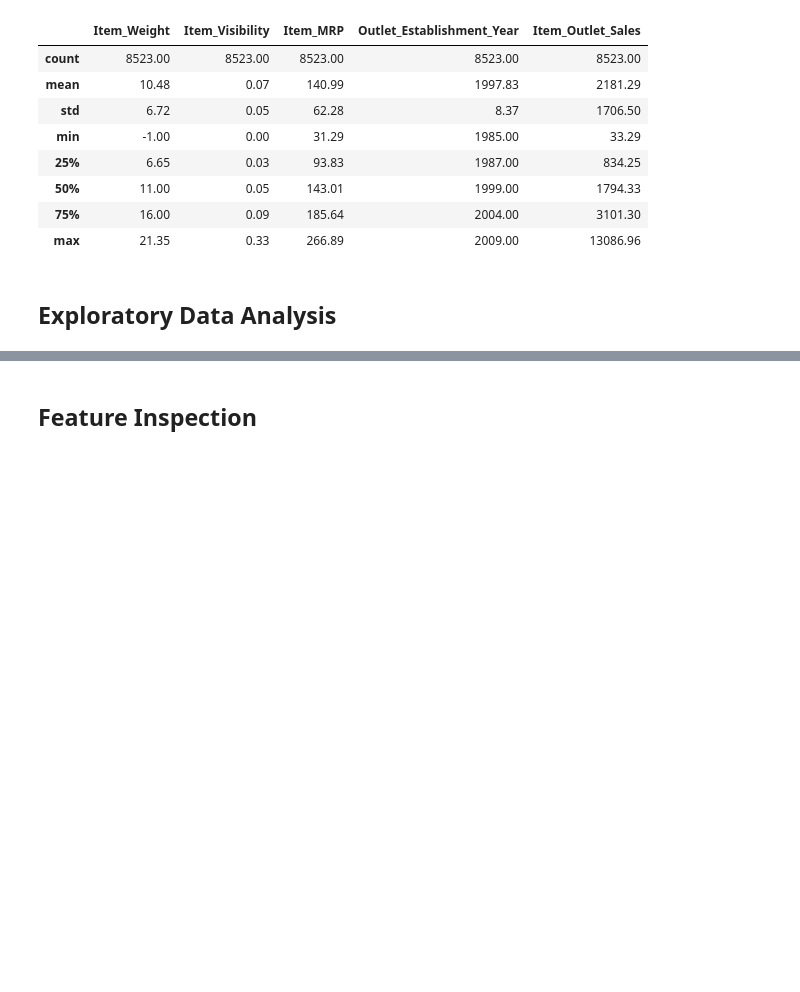
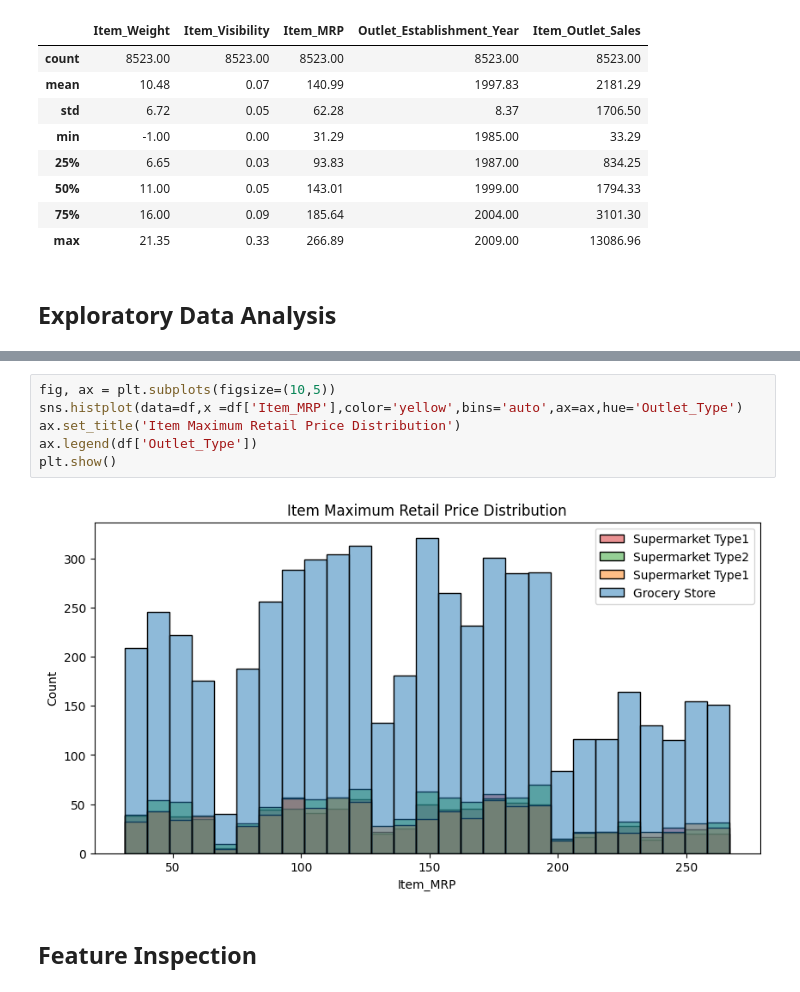
Before and after one commit to KamalRiad90/Prediction-of-Product-Sales, a Jupyter notebook: Prediction_of_Product_Sales.ipynb, the cells around one changed output, grey strips where cells are left out. Cells and saved outputs as stored; diff of their text form; blank space fills up the shorter version.

```diff
--- a/Prediction_of_Product_Sales.ipynb
+++ b/Prediction_of_Product_Sales.ipynb
@@ -217,2 +270,10 @@ df.describe().round(2)
+# %%
+fig, ax = plt.subplots(figsize=(10,5))
+sns.histplot(data=df,x =df['Item_MRP'],color='yellow',bins='auto',ax=ax,hue='Outlet_Type')
+ax.set_title('Item Maximum Retail Price Distribution')
+ax.legend(df['Outlet_Type'])
+plt.show()
+# %% [output]
+[figure, added]
 # %% [markdown]
 ## Feature Inspection
```
Also changed, not shown: parts of 5 cells of this notebook.
